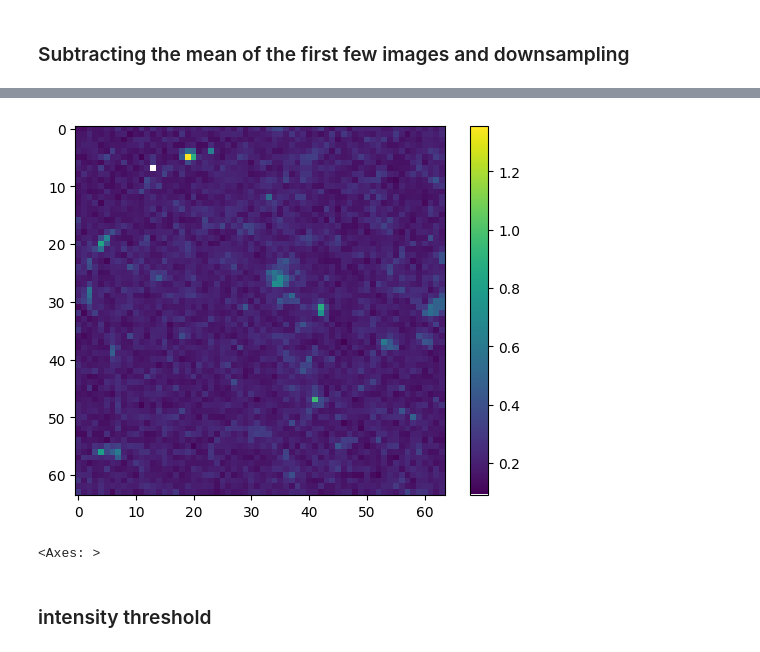
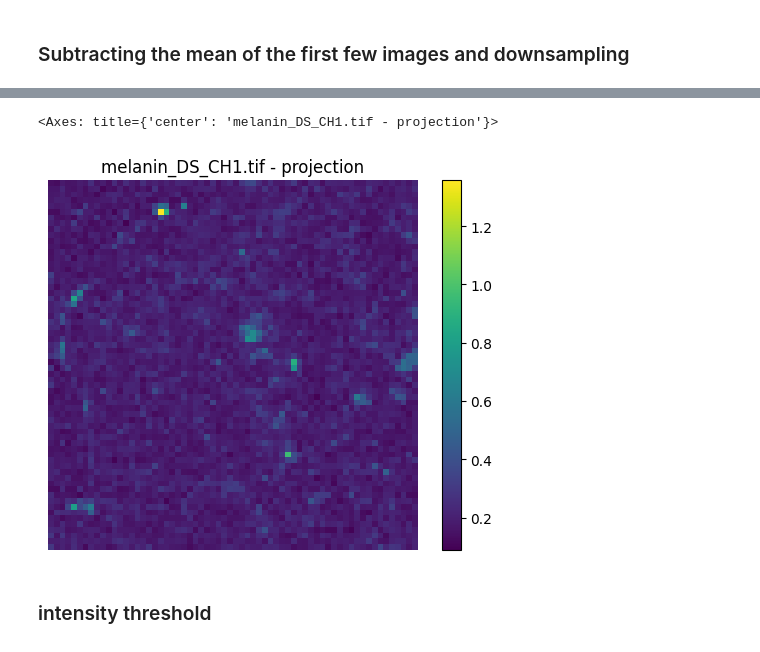
Before and after one commit to MCFLab/puprisa, a Jupyter notebook: examples/example.ipynb, the cells around one changed output, grey strips where cells are left out. Saved outputs shown, nothing was run; the diff lists cells and outputs as text; code cells hidden in the pictures.

```diff
--- a/examples/example.ipynb
+++ b/examples/example.ipynb
@@ -11,5 +11,5 @@ import matplotlib.pyplot as plt
 Import DukeScan file
 # %%
 ROOT = next(p for p in (Path.cwd(), *Path.cwd().parents) if (p / "pyproject.toml").exists())
-filename = ROOT / "data" / "example_stack_DS_CH1.tif"
-stack = PPS(filename, dataType="DukeScan")
+filename = ROOT / "data" / "melanin_DS_CH1.tif"
+stack = PPS.load(filename)
@@ -33,5 +31,6 @@ stack.project_show()
 # %% [markdown]
 ### Subtracting the mean of the first few images and downsampling
 # %%
-stack.subtractFirst(n=3).avg_show()
+stack.apply_background_subtraction(indices=range(3), pixelwise=True)
+stack.plot_average_curve()
 # %% [output]
@@ -40,8 +39,9 @@ stack.subtractFirst(n=3).avg_show()
 # %%
-stack.subtractFirst(n=3).downsample(4).project_show()
+downsampled_stack = stack.downsample(factor=4)
+downsampled_stack.plot_projection(colormap = "viridis")
 # %% [output]
+<Axes: title={'center': 'melanin_DS_CH1.tif - projection'}>
-[figure, old version]
+[figure, new version]
-<Axes: >
 # %% [markdown]
 ### intensity threshold
 # %%
```
Also changed, not shown: parts of 11 cells of this notebook, 8 other files.
